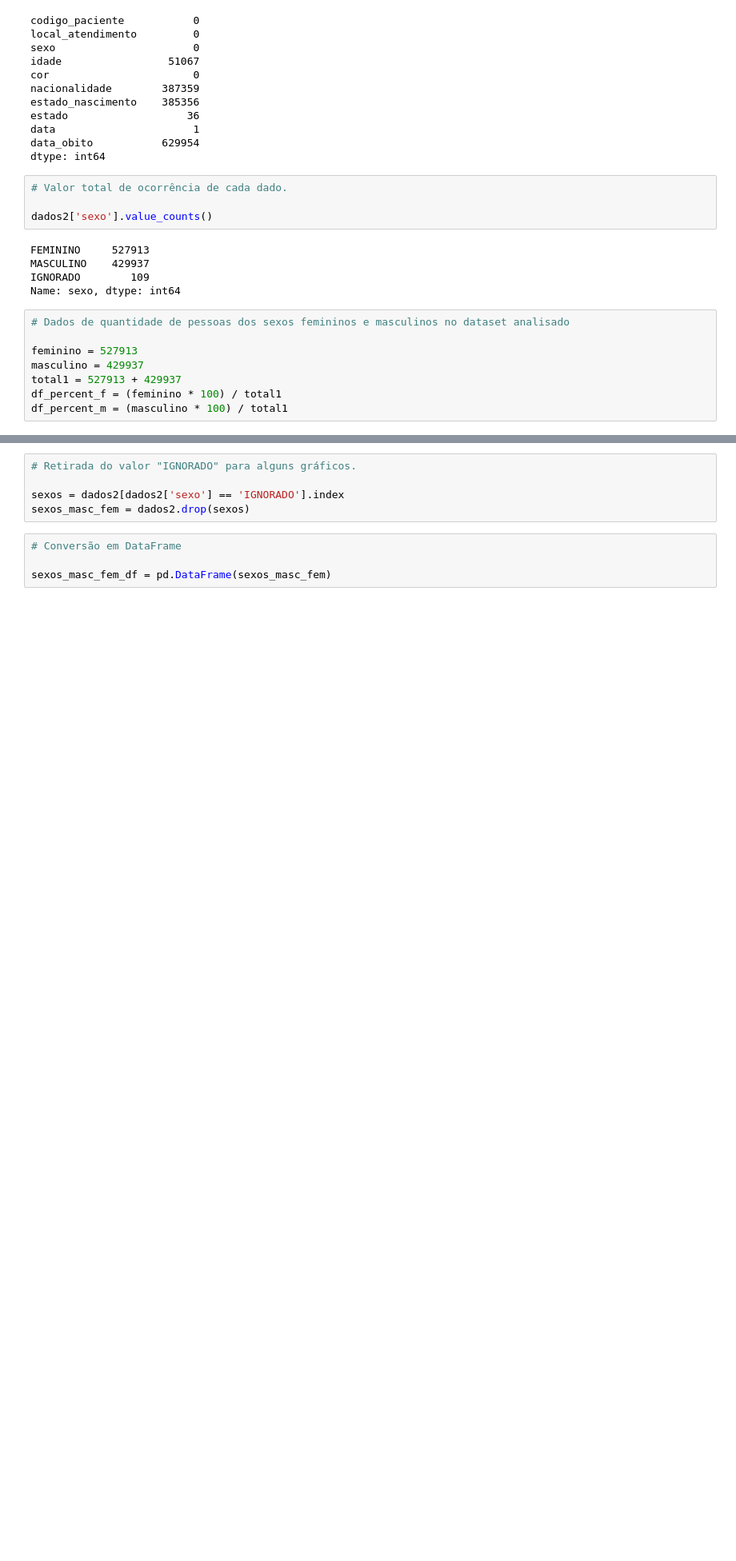
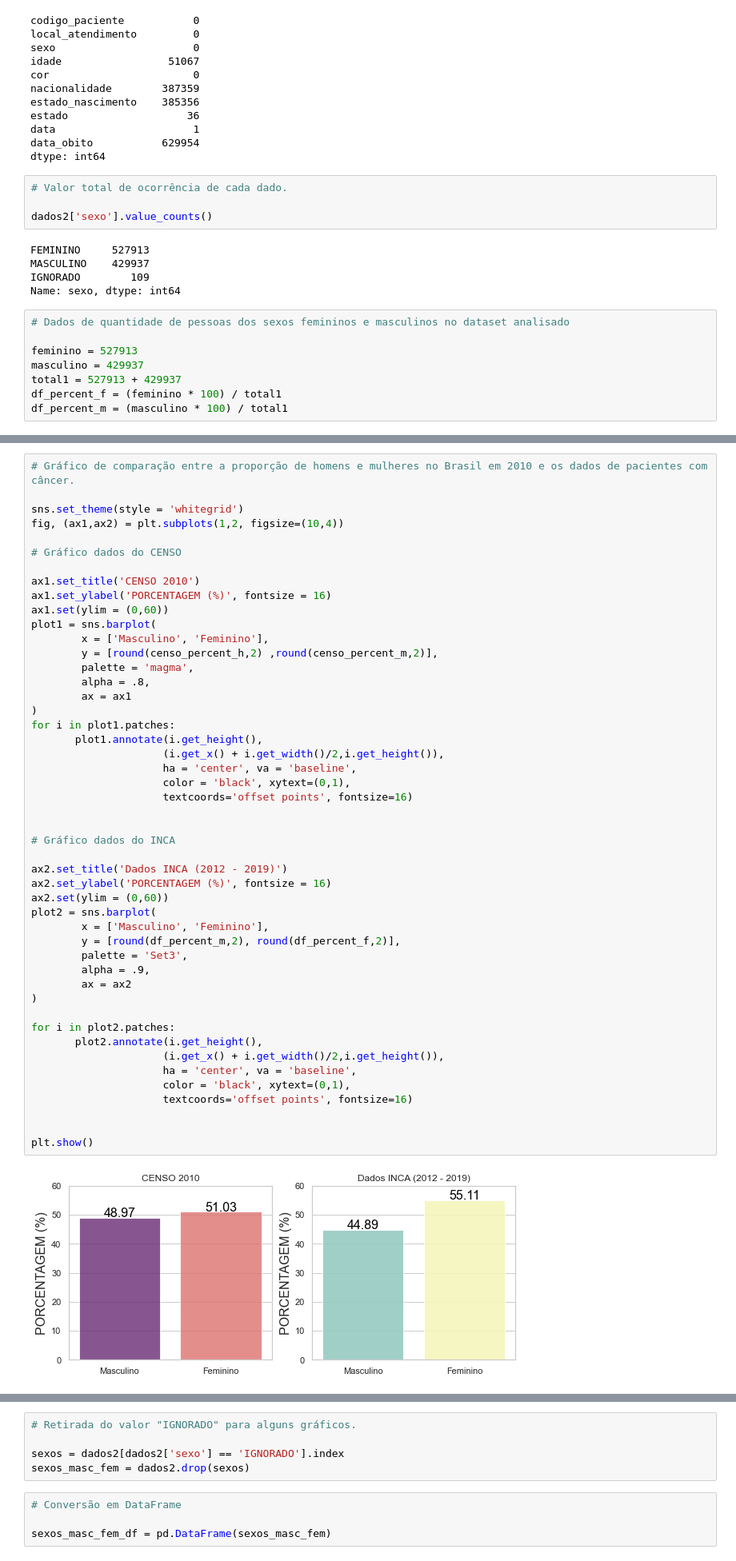
Before and after one commit to AnaPaulaPAraujo/analise_dados_cancer_brasil, a Jupyter notebook: Etapa 1/analise_geral.ipynb, the cells around one changed output, grey strips where cells are left out. Shown: that part at 80% size. Saved outputs shown, nothing was run; the diff lists cells and outputs as text; blank space fills up the shorter version.

```diff
--- a/Etapa 1/analise_geral.ipynb
+++ b/Etapa 1/analise_geral.ipynb
@@ -308,0 +326,50 @@ df_percent_m = (masculino * 100) / total1
+# %%
+# Gráfico de comparação entre a proporção de homens e mulheres no Brasil em 2010 e os dados de pacientes com câncer.
+
+sns.set_theme(style = 'whitegrid')
+fig, (ax1,ax2) = plt.subplots(1,2, figsize=(10,4))
+
+# Gráfico dados do CENSO
+
+ax1.set_title('CENSO 2010')
+ax1.set_ylabel('PORCENTAGEM (%)', fontsize = 16)
+ax1.set(ylim = (0,60))
+plot1 = sns.barplot(
+        x = ['Masculino', 'Feminino'],
+        y = [round(censo_percent_h,2) ,round(censo_percent_m,2)],
+        palette = 'magma',
+        alpha = .8,
+        ax = ax1
+)
+for i in plot1.patches:
+       plot1.annotate(i.get_height(),
+                     (i.get_x() + i.get_width()/2,i.get_height()),
+                     ha = 'center', va = 'baseline',
+                     color = 'black', xytext=(0,1),
+                     textcoords='offset points', fontsize=16)
+
+
+# Gráfico dados do INCA
+
+ax2.set_title('Dados INCA (2012 - 2019)')
+ax2.set_ylabel('PORCENTAGEM (%)', fontsize = 16)
+ax2.set(ylim = (0,60))
+plot2 = sns.barplot(
+        x = ['Masculino', 'Feminino'],
+        y = [round(df_percent_m,2), round(df_percent_f,2)],
+        palette = 'Set3',
+        alpha = .9,
+        ax = ax2
+)
+
+for i in plot2.patches:
+       plot2.annotate(i.get_height(),
+                     (i.get_x() + i.get_width()/2,i.get_height()),
+                     ha = 'center', va = 'baseline',
+                     color = 'black', xytext=(0,1),
+                     textcoords='offset points', fontsize=16)
+
+
+plt.show()
+# %% [output]
+[figure, added]
```
Also changed, not shown: parts of 22 cells of this notebook.
